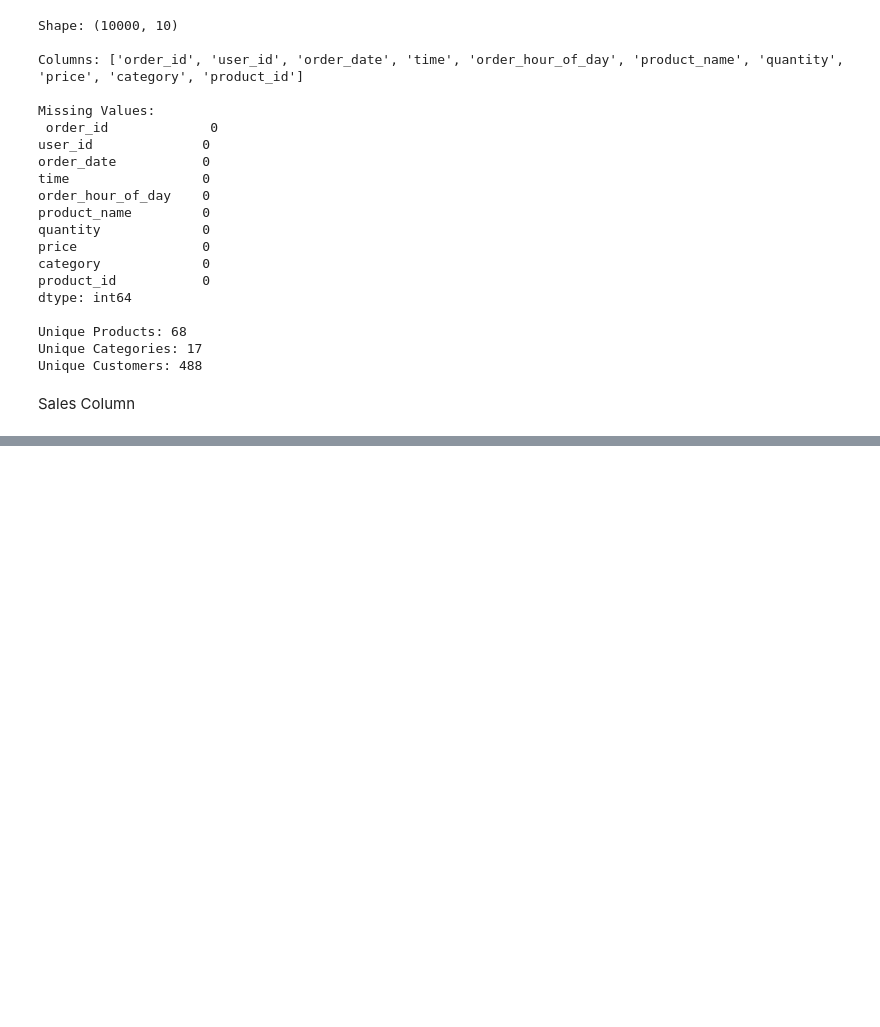
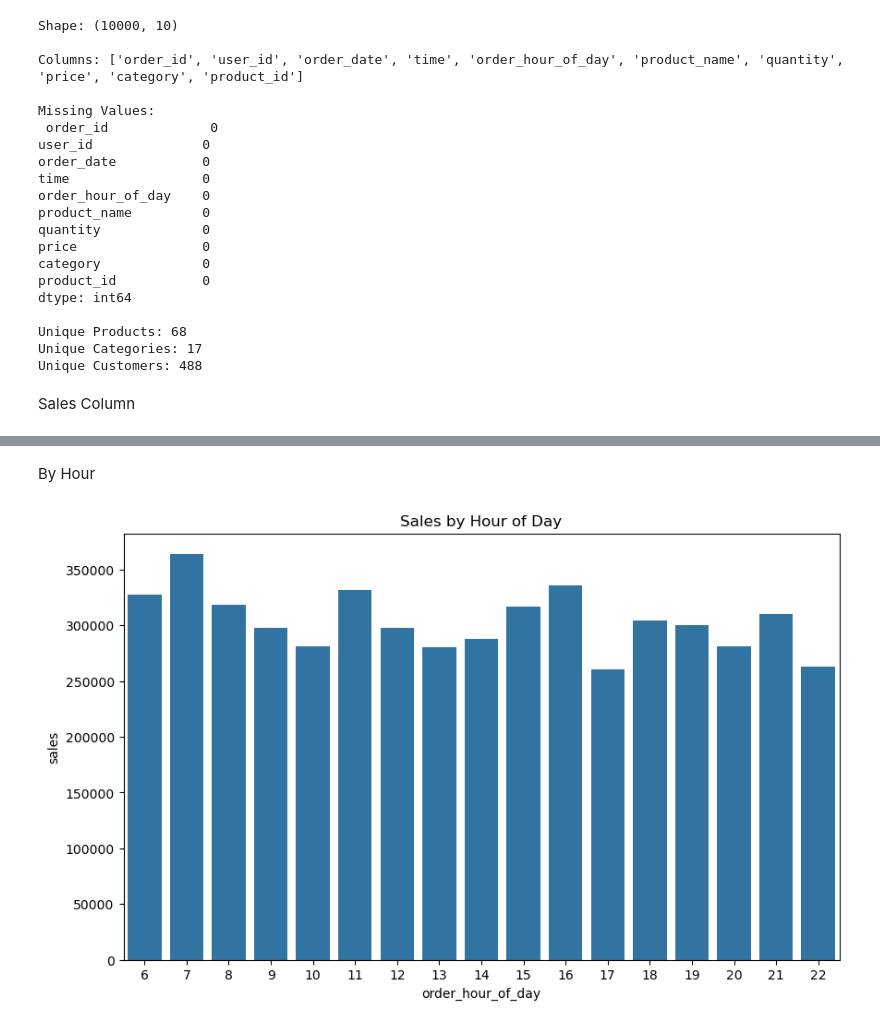
Before and after one commit to ARUNAGIRINATHAN-K/Retail-Transaction-Analytics, a Jupyter notebook: overview.ipynb, the cells around one changed output, grey strips where cells are left out. Cells and saved outputs as stored; diff of their text form; code cells hidden in the pictures; blank space fills up the shorter version.

```diff
--- a/overview.ipynb
+++ b/overview.ipynb
@@ -42,0 +111,9 @@ df["sales"] = df["quantity"] * df["price"]
+# %% [markdown]
+By Hour
+# %%
+plt.figure(figsize=(10,6))
+sns.barplot(x="order_hour_of_day", y="sales", data=df.groupby("order_hour_of_day")["sales"].sum().reset_index())
+plt.title("Sales by Hour of Day")
+plt.show()
+# %% [output]
+[figure, added]
```
Also changed, not shown: parts of 17 cells of this notebook.
